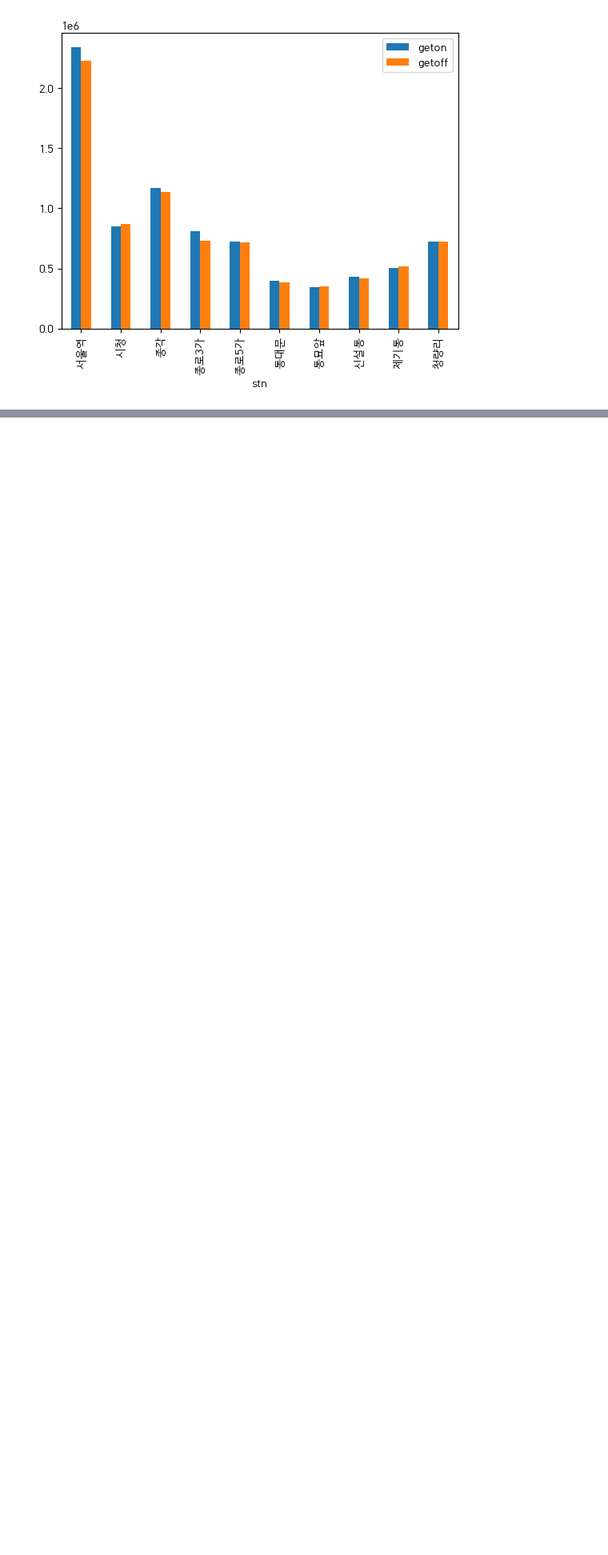
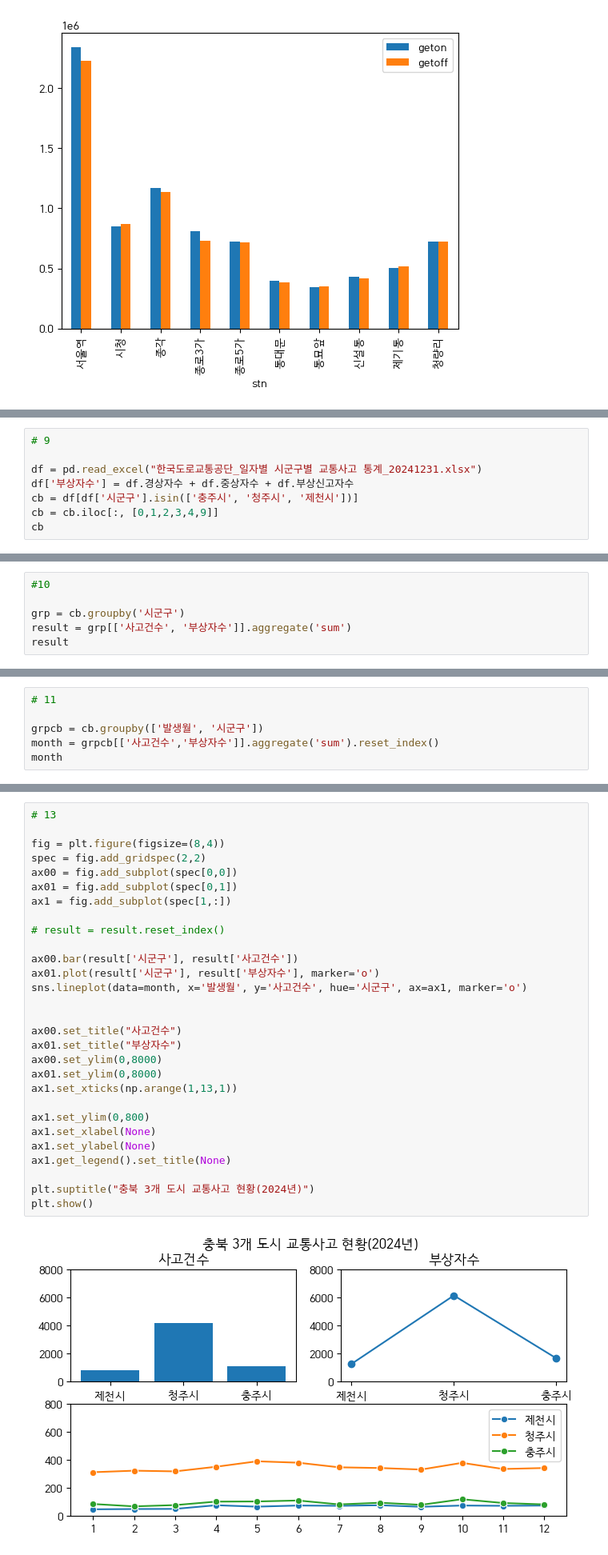
Before and after one commit to hvvrnz/bigdata-finaltest, a Jupyter notebook: 202121158-황윤정-스스로해보기-9.ipynb, the cells around one changed output, grey strips where cells are left out. Shown: that part at 80% size. Saved outputs shown, nothing was run; the diff lists cells and outputs as text; blank space fills up the shorter version.

```diff
--- a/202121158-황윤정-스스로해보기-9.ipynb
+++ b/202121158-황윤정-스스로해보기-9.ipynb
@@ -87,0 +145,8 @@ plt.show()
+# %%
+# 9
+
+df = pd.read_excel("한국도로교통공단_일자별 시군구별 교통사고 통계_20241231.xlsx")
+df['부상자수'] = df.경상자수 + df.중상자수 + df.부상신고자수
+cb = df[df['시군구'].isin(['충주시', '청주시', '제천시'])]
+cb = cb.iloc[:, [0,1,2,3,4,9]]
+cb
@@ -87,0 +167,6 @@ plt.show()
+# %%
+#10
+
+grp = cb.groupby('시군구')
+result = grp[['사고건수', '부상자수']].aggregate('sum')
+result
@@ -87,0 +179,6 @@ plt.show()
+# %%
+# 11
+
+grpcb = cb.groupby(['발생월', '시군구'])
+month = grpcb[['사고건수','부상자수']].aggregate('sum').reset_index()
+month
@@ -87,0 +225,31 @@ plt.show()
+# %%
+# 13
+
+fig = plt.figure(figsize=(8,4))
+spec = fig.add_gridspec(2,2)
+ax00 = fig.add_subplot(spec[0,0])
+ax01 = fig.add_subplot(spec[0,1])
+ax1 = fig.add_subplot(spec[1,:])
+
+# result = result.reset_index()
+
+ax00.bar(result['시군구'], result['사고건수'])
+ax01.plot(result['시군구'], result['부상자수'], marker='o')
+sns.lineplot(data=month, x='발생월', y='사고건수', hue='시군구', ax=ax1, marker='o')
+
+
+ax00.set_title("사고건수")
+ax01.set_title("부상자수")
+ax00.set_ylim(0,8000)
+ax01.set_ylim(0,8000)
+ax1.set_xticks(np.arange(1,13,1))
+
+ax1.set_ylim(0,800)
+ax1.set_xlabel(None)
+ax1.set_ylabel(None)
+ax1.get_legend().set_title(None)
+
+plt.suptitle("충북 3개 도시 교통사고 현황(2024년)")
+plt.show()
+# %% [output]
+[figure, added]
```
Also changed, not shown: parts of 17 cells of this notebook.
